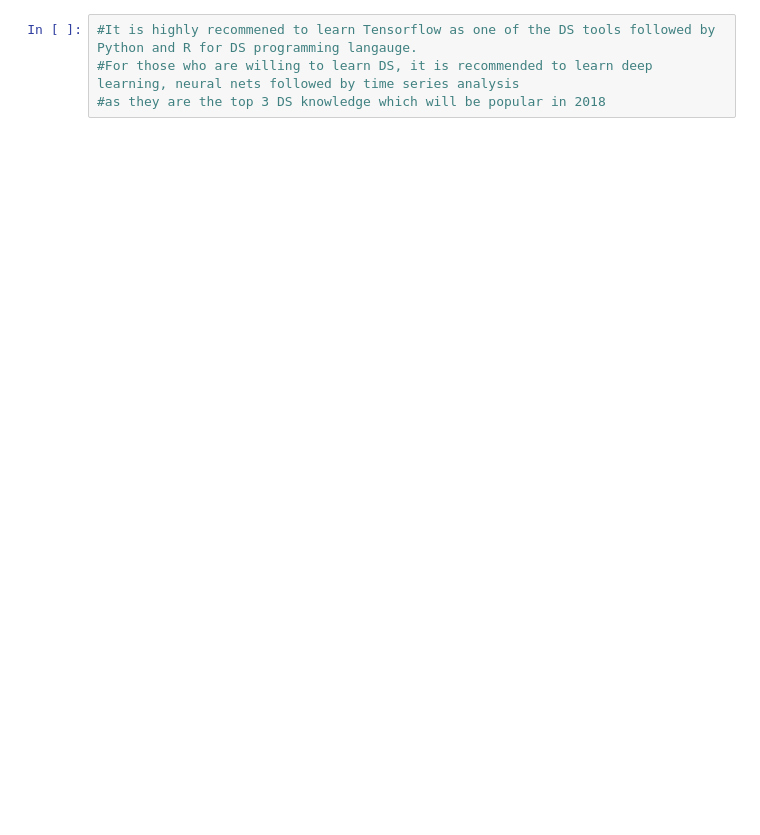
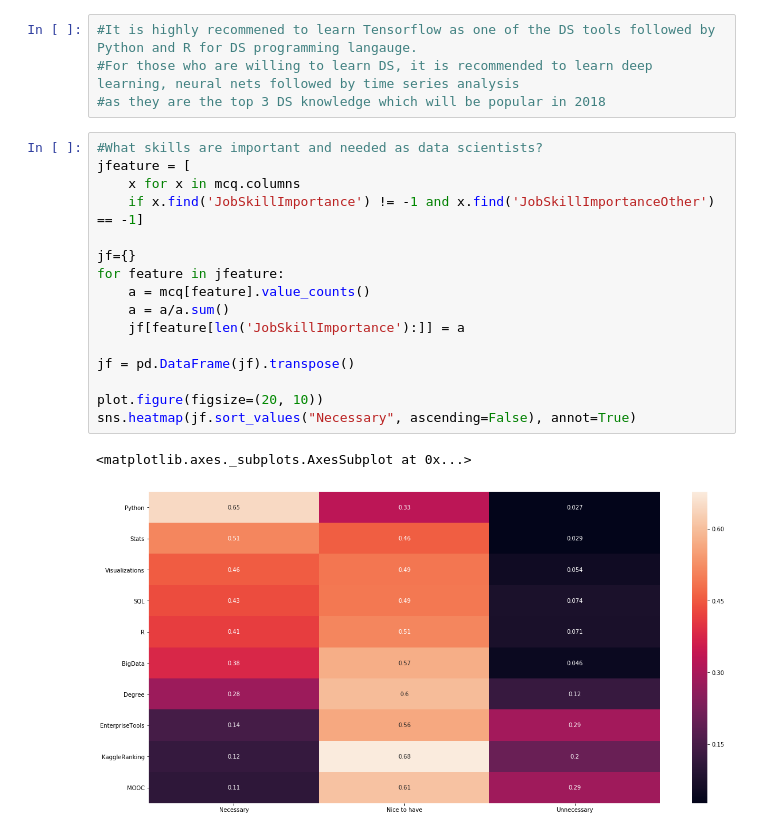
Before and after one commit to qsang86/Kaggle-ML-and-Data-Science-Survey-2017, a Jupyter notebook: script/Kaggle ML DS Survey 2017.ipynb, the cells around one changed output. Cells and saved outputs as stored; diff of their text form; blank space fills up the shorter version.

```diff
--- a/script/Kaggle ML DS Survey 2017.ipynb
+++ b/script/Kaggle ML DS Survey 2017.ipynb
@@ -243,3 +243,22 @@ Text(0.5,0.98,'What will be popular in 2018')
 #It is highly recommened to learn Tensorflow as one of the DS tools followed by Python and R for DS programming langauge.
 #For those who are willing to learn DS, it is recommended to learn deep learning, neural nets followed by time series analysis
 #as they are the top 3 DS knowledge which will be popular in 2018
+# %%
+#What skills are important and needed as data scientists?
+jfeature = [
+    x for x in mcq.columns
+    if x.find('JobSkillImportance') != -1 and x.find('JobSkillImportanceOther') == -1]
+
+jf={}
+for feature in jfeature:
+    a = mcq[feature].value_counts()
+    a = a/a.sum()
+    jf[feature[len('JobSkillImportance'):]] = a
+
+jf = pd.DataFrame(jf).transpose()
+
+plot.figure(figsize=(20, 10))
+sns.heatmap(jf.sort_values("Necessary", ascending=False), annot=True)
+# %% [output]
+<matplotlib.axes._subplots.AxesSubplot at 0x...>
+[figure, added]
```
Also changed, not shown: parts of 3 cells of this notebook.
